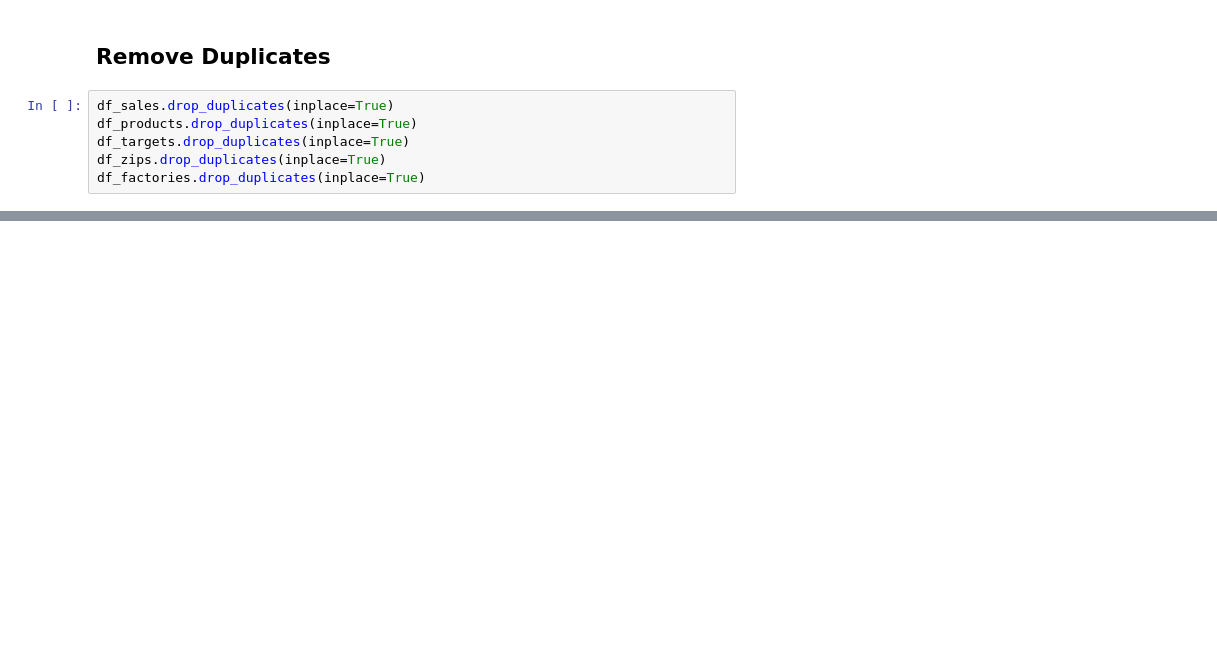
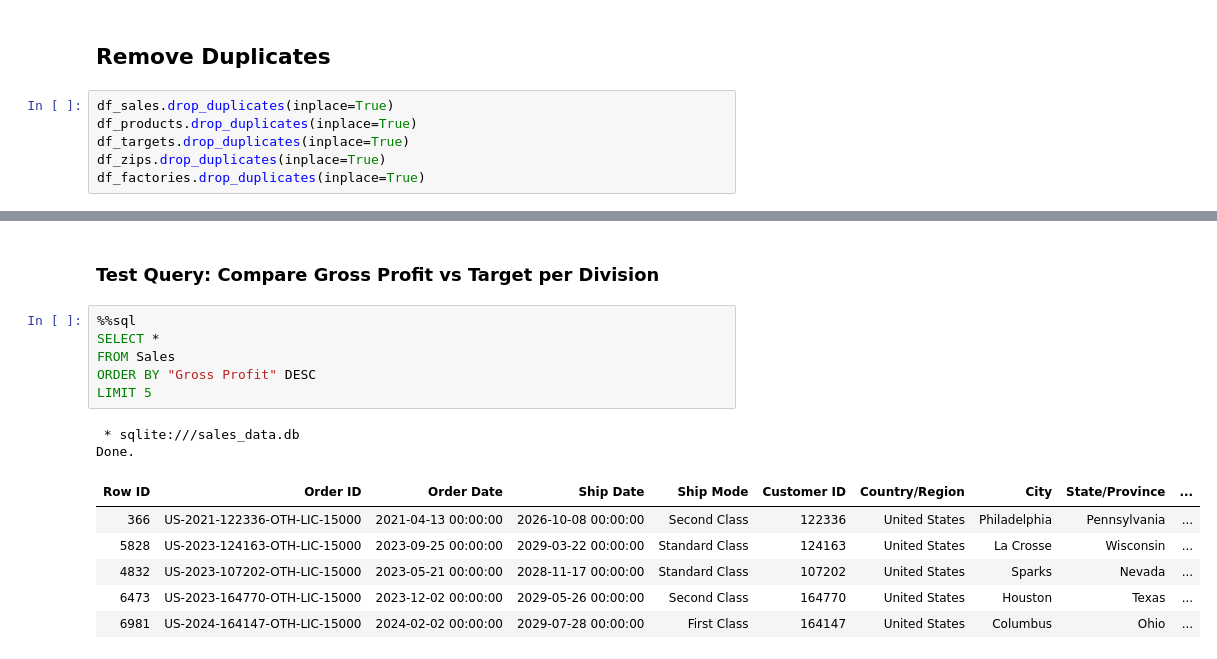
Before and after one commit to jastro-dev/operational-efficiency-and-predictive-analytics-candy-distribution, a Jupyter notebook: main_notebook.ipynb, the cells around one changed output, grey strips where cells are left out. Cells and saved outputs as stored; diff of their text form; blank space fills up the shorter version.

```diff
--- a/main_notebook.ipynb
+++ b/main_notebook.ipynb
@@ -123,0 +399,17 @@ df_factories.drop_duplicates(inplace=True)
+# %% [markdown]
+### Test Query: Compare Gross Profit vs Target per Division
+# %%
+%%sql
+SELECT *
+FROM Sales
+ORDER BY "Gross Profit" DESC
+LIMIT 5
+# %% [output]
+ * sqlite:///sales_data.db
+Done.
+| Row ID | Order ID | Order Date | Ship Date | Ship Mode | Customer ID | Country/Region | City | State/Province | ... |
+| 366 | US-2021-122336-OTH-LIC-15000 | 2021-04-13 00:00:00 | 2026-10-08 00:00:00 | Second Class | 122336 | United States | Philadelphia | Pennsylvania | ... |
+| 5828 | US-2023-124163-OTH-LIC-15000 | 2023-09-25 00:00:00 | 2029-03-22 00:00:00 | Standard Class | 124163 | United States | La Crosse | Wisconsin | ... |
+| 4832 | US-2023-107202-OTH-LIC-15000 | 2023-05-21 00:00:00 | 2028-11-17 00:00:00 | Standard Class | 107202 | United States | Sparks | Nevada | ... |
+| 6473 | US-2023-164770-OTH-LIC-15000 | 2023-12-02 00:00:00 | 2029-05-26 00:00:00 | Second Class | 164770 | United States | Houston | Texas | ... |
+| 6981 | US-2024-164147-OTH-LIC-15000 | 2024-02-02 00:00:00 | 2029-07-28 00:00:00 | First Class | 164147 | United States | Columbus | Ohio | ... |
```
Also changed, not shown: parts of 27 cells of this notebook, 1 other file.
